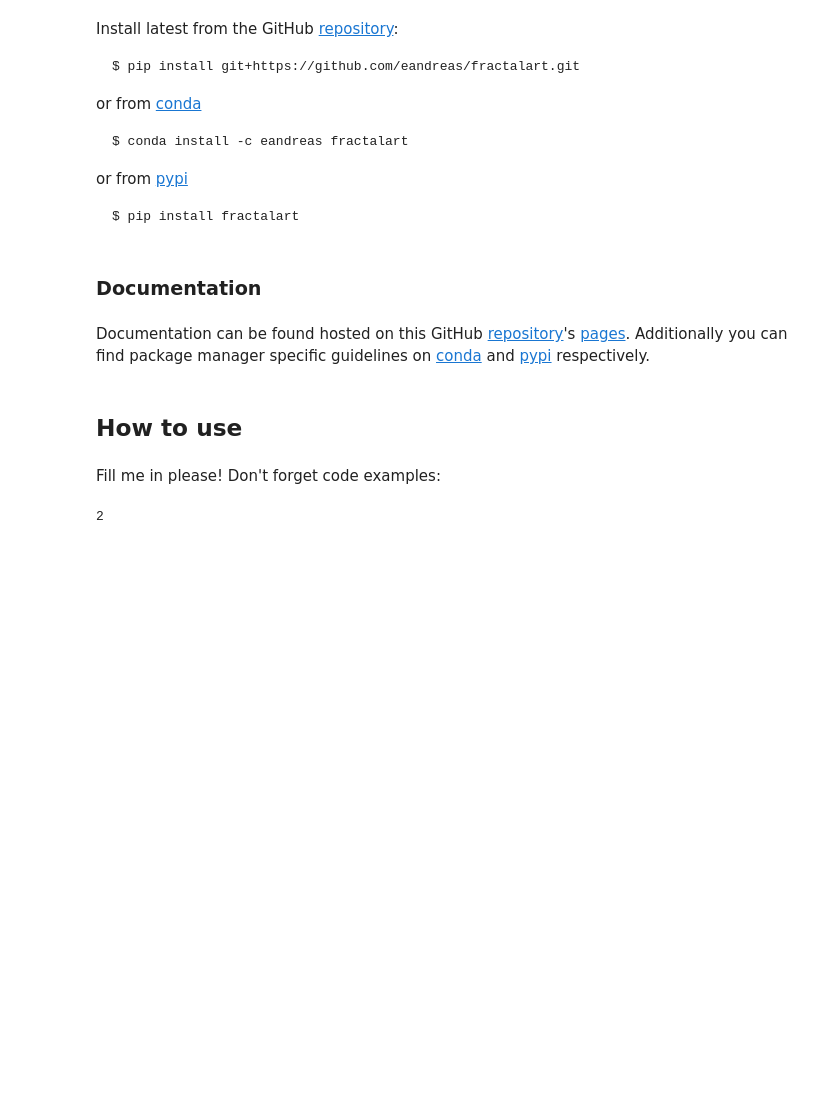
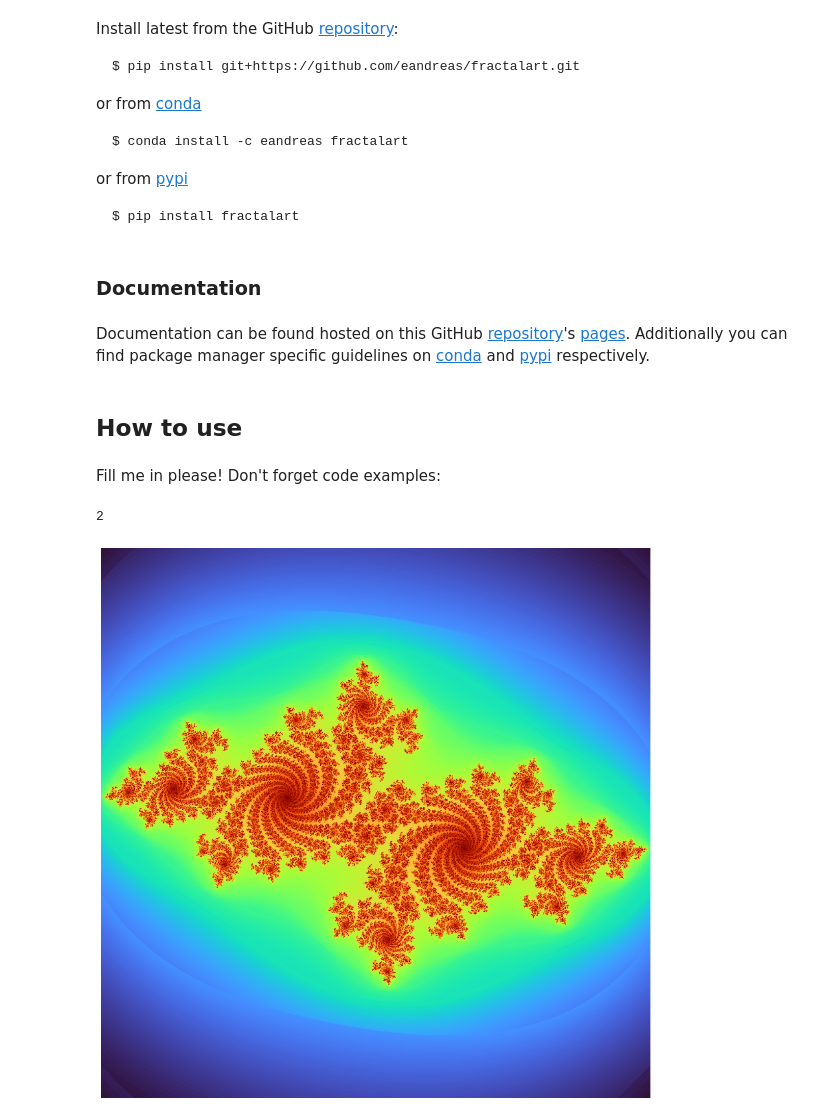
Before and after one commit to eandreas/fractalart, a Jupyter notebook: nbs/index.ipynb, the cells around one changed output. Cells and saved outputs as stored; diff of their text form; code cells hidden in the pictures; blank space fills up the shorter version.

```diff
--- a/nbs/index.ipynb
+++ b/nbs/index.ipynb
@@ -70,3 +71,5 @@ Fill me in please! Don't forget code examples:
 1+1
 # %% [output]
 2
+# %%
+m = Julia(cr = -0.7, ci = 0.27015)
@@ -72,0 +79,4 @@ Fill me in please! Don't forget code examples:
+# %%
+m.plot()
+# %% [output]
+[figure, added]
```
Also changed, not shown: parts of 2 cells of this notebook, 7 other files.
